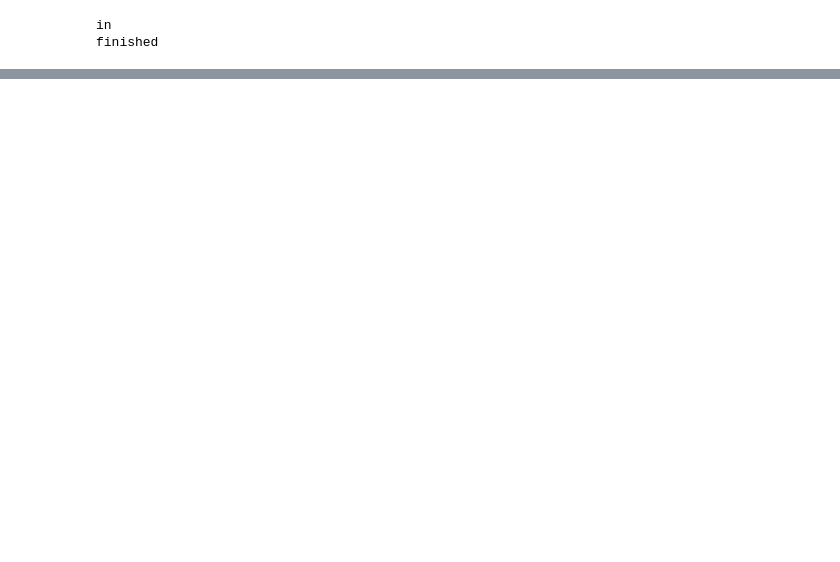
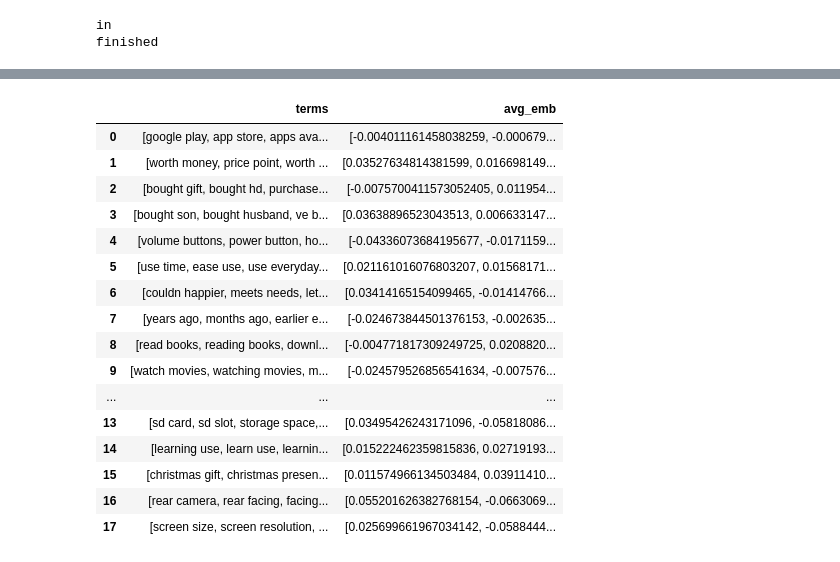
Before and after one commit to betty35/comment-summary-tests, a Jupyter notebook: Clustering-keywords.ipynb, the cells around one changed output, grey strips where cells are left out. Cells and saved outputs as stored; diff of their text form; code cells hidden in the pictures; blank space fills up the shorter version.

```diff
--- a/Clustering-keywords.ipynb
+++ b/Clustering-keywords.ipynb
@@ -344,0 +277,11 @@ embs = key_words['embedding'].tolist()
+# %%
+#df_cluster.to_csv("output/kindle_keywords.csv",index=False)
+####### load
+df_cluster = pd.read_csv("output/kindle_keywords.csv")
+# %%
+group = []
+for i in range(cluster_numbers+1):
+    terms_in_group = df_cluster.loc[df_cluster['cluster']==i]['term'].tolist()
+    if len(terms_in_group)>=3:
+        group.append(terms_in_group)
+        print('Group '+str(i)+':\n',terms_in_group,'\n')
@@ -344,0 +322,15 @@ embs = key_words['embedding'].tolist()
+# %%
+avg_embs = []
+with tf.Session() as session:
+    session.run([tf.global_variables_initializer(), tf.tables_initializer()])
+    start_time=time.time()
+
+    for word_group in group:
+        temp_embs = np.array(session.run(embed(word_group)))
+        temp_avg = np.zeros(len(temp_embs[0]))
+        for term_emb1 in temp_embs:
+            temp_avg = temp_avg+term_emb1
+        term_avg = temp_avg/len(word_group)
+        avg_embs.append(term_avg)
+    end_time1=time.time()
+    print('time1:',(end_time1-start_time))
@@ -344,0 +351,22 @@ embs = key_words['embedding'].tolist()
+# %%
+data2 = {'terms':group, 'avg_emb':avg_embs}
+cluster_embs = pd.DataFrame(data2)
+cluster_embs
+# %% [output]
+|  | terms | avg_emb |
+| 0 | [google play, app store, apps ava... | [-0.004011161458038259, -0.000679... |
+| 1 | [worth money, price point, worth ... | [0.03527634814381599, 0.016698149... |
+| 2 | [bought gift, bought hd, purchase... | [-0.0075700411573052405, 0.011954... |
+| 3 | [bought son, bought husband, ve b... | [0.03638896523043513, 0.006633147... |
+| 4 | [volume buttons, power button, ho... | [-0.04336073684195677, -0.0171159... |
+| 5 | [use time, ease use, use everyday... | [0.021161016076803207, 0.01568171... |
+| 6 | [couldn happier, meets needs, let... | [0.03414165154099465, -0.01414766... |
+| 7 | [years ago, months ago, earlier e... | [-0.024673844501376153, -0.002635... |
+| 8 | [read books, reading books, downl... | [-0.004771817309249725, 0.0208820... |
+| 9 | [watch movies, watching movies, m... | [-0.024579526856541634, -0.007576... |
+| ... | ... | ... |
+| 13 | [sd card, sd slot, storage space,... | [0.03495426243171096, -0.05818086... |
+| 14 | [learning use, learn use, learnin... | [0.015222462359815836, 0.02719193... |
+| 15 | [christmas gift, christmas presen... | [0.011574966134503484, 0.03911410... |
+| 16 | [rear camera, rear facing, facing... | [0.055201626382768154, -0.0663069... |
+| 17 | [screen size, screen resolution, ... | [0.025699661967034142, -0.0588444... |
```
Also changed, not shown: parts of 51 cells of this notebook.
